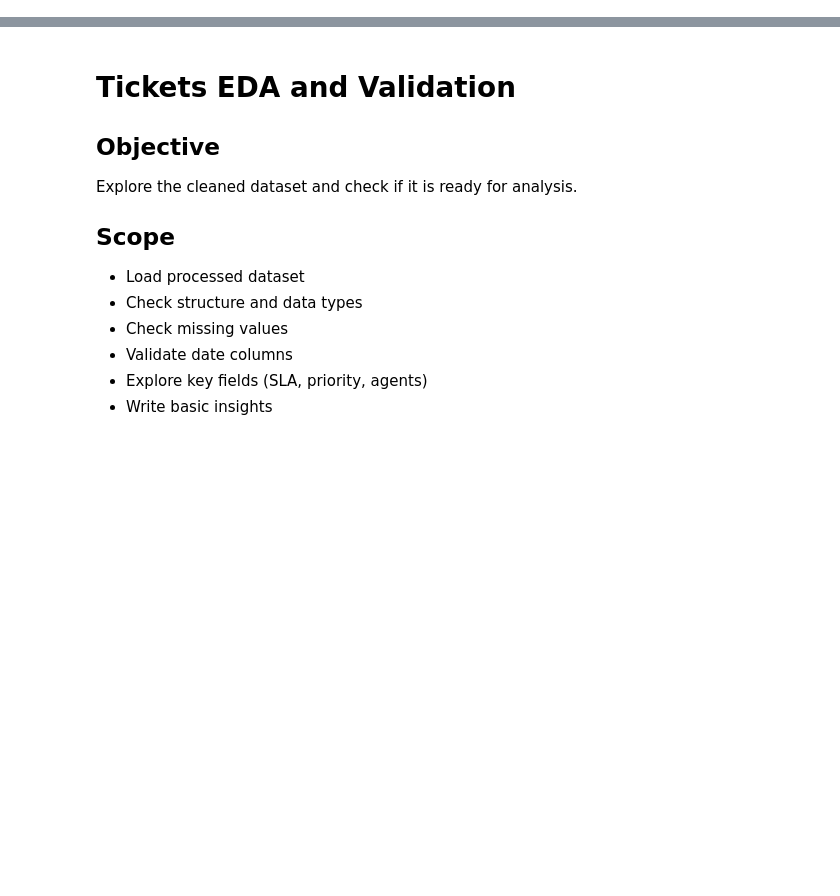
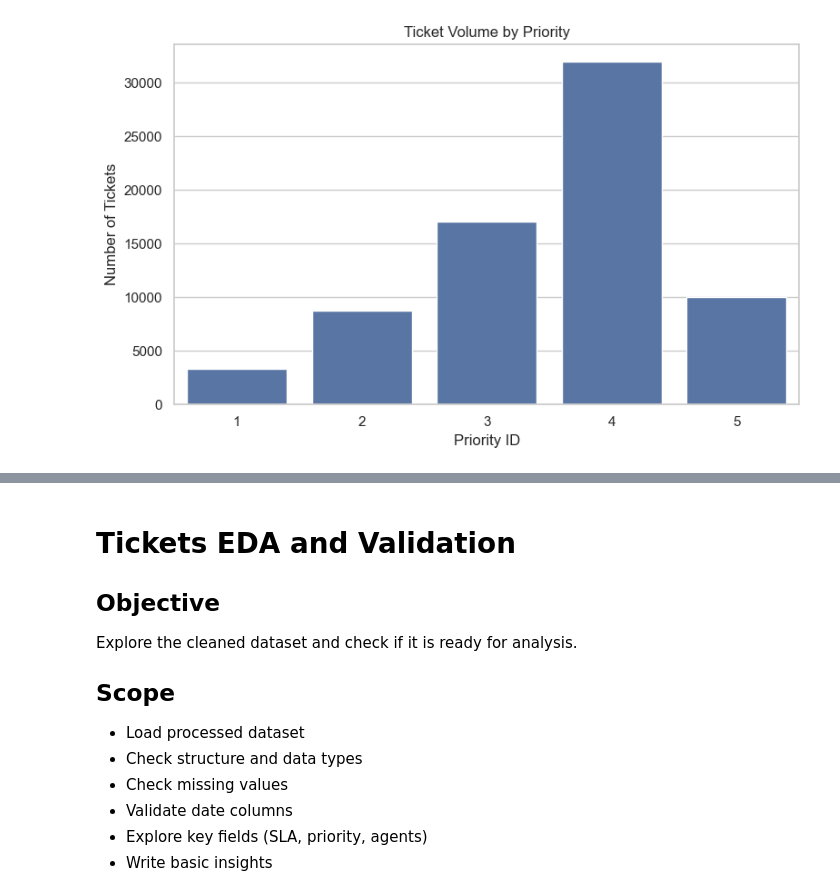
Before and after one commit to MartinMilevVenelinova/IT-Operations-Analytics, a Jupyter notebook: notebooks/01_eda_tickets.ipynb, the cells around one changed output, grey strips where cells are left out. Cells and saved outputs as stored; diff of their text form; code cells hidden in the pictures; blank space fills up the shorter version.

Commit message:
feat: add EDA analysis, visualizations and reporting documentation

```diff
--- a/notebooks/01_eda_tickets.ipynb
+++ b/notebooks/01_eda_tickets.ipynb
@@ -0,0 +20,12 @@
+# %%
+import pandas as pd
+import numpy as np
+import matplotlib.pyplot as plt
+import seaborn as sns
+
+# pandas display settings
+pd.set_option("display.max_columns", None)
+pd.set_option("display.width", 1000)
+
+# visual style
+sns.set(style="whitegrid")
@@ -0,0 +35,2 @@
+# %%
+df = pd.read_csv("../data/final/tickets_final.csv", encoding="utf-8-sig")
@@ -0,0 +141,3 @@
+# %%
+tickets_by_priority = df["priority_id"].value_counts().sort_index()
+tickets_by_priority
@@ -0,0 +152,18 @@
+# %%
+plt.figure(figsize=(8,5))
+
+sns.barplot(
+    x=tickets_by_priority.index,
+    y=tickets_by_priority.values
+)
+
+plt.title("Ticket Volume by Priority")
+plt.xlabel("Priority ID")
+plt.ylabel("Number of Tickets")
+
+plt.tight_layout()
+plt.savefig("../reports/visuals/ticket_volume_by_priority.png", dpi=300, bbox_inches="tight")
+
+plt.show()
+# %% [output]
+[figure, added]
```
Also changed, not shown: parts of 45 cells of this notebook, 9 other files.
